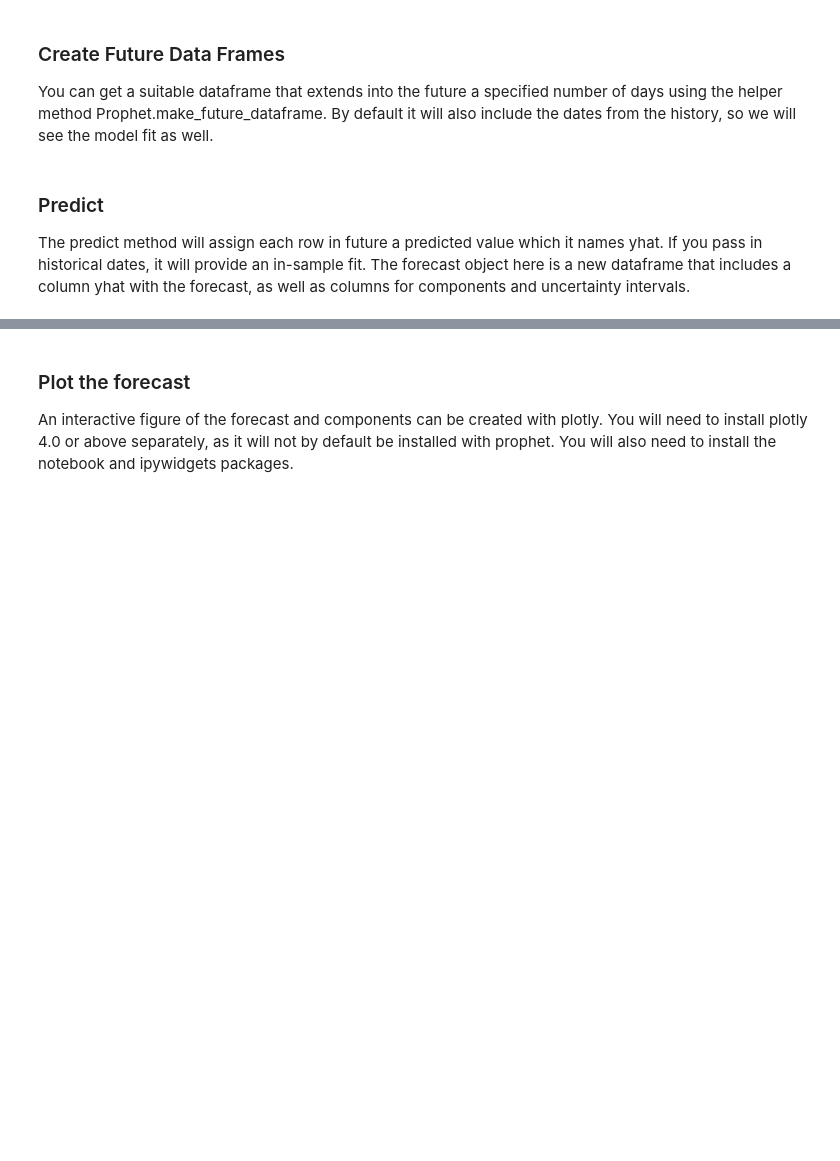
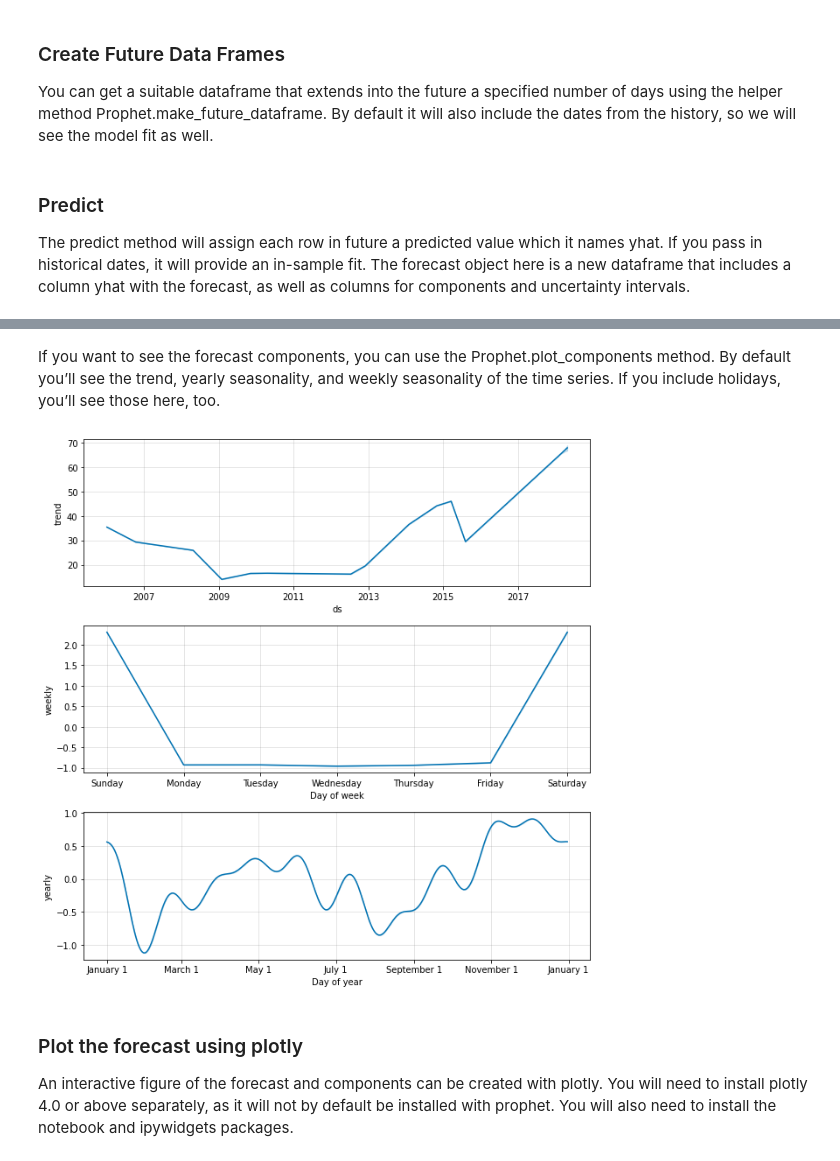
Before and after one commit to vensr/prophet-time-series-forecast, a Jupyter notebook: Amazon Shares Forecast.ipynb, the cells around one changed output, grey strips where cells are left out. Cells and saved outputs as stored; diff of their text form; code cells hidden in the pictures; blank space fills up the shorter version.

```diff
--- a/Amazon Shares Forecast.ipynb
+++ b/Amazon Shares Forecast.ipynb
@@ -55,5 +63,11 @@ forecast = model.predict(future)
+# %% [markdown]
+If you want to see the forecast components, you can use the Prophet.plot_components method. By default you’ll see the trend, yearly seasonality, and weekly seasonality of the time series. If you include holidays, you’ll see those here, too.
+# %%
+plot = model.plot_components(forecast)
+# %% [output]
+[figure, added]
 # %% [markdown]
-### Plot the forecast
+### Plot the forecast using plotly
 
 An interactive figure of the forecast and components can be created with plotly. You will need to install plotly 4.0 or above separately, as it will not by default be installed with prophet. You will also need to install the notebook and ipywidgets packages.
 # %%
```
Also changed, not shown: parts of 3 cells of this notebook, 3 other files.
